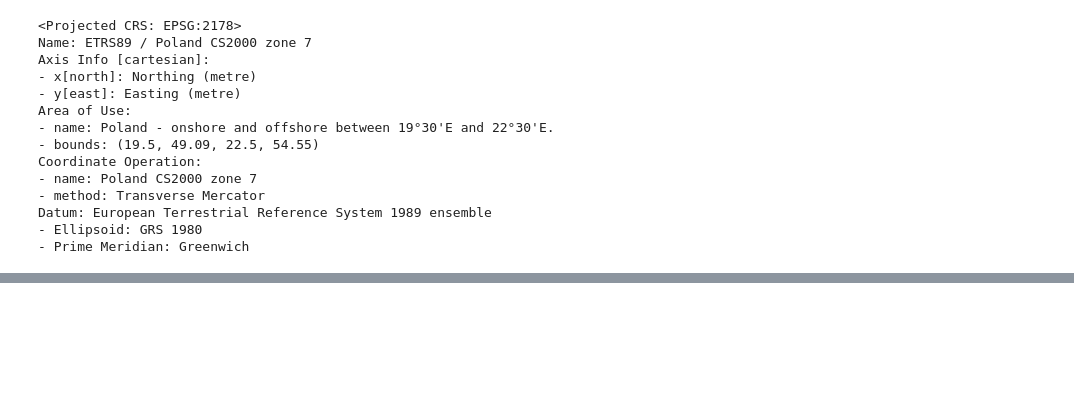
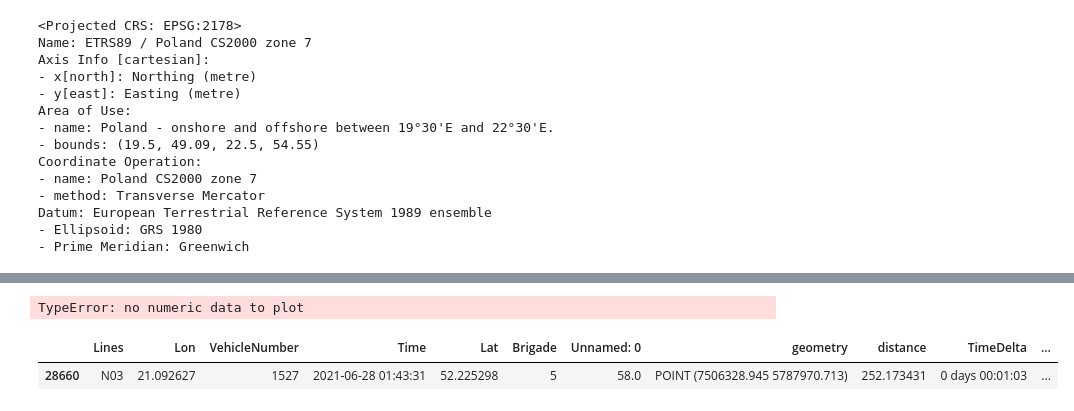
Before and after one commit to python-wizard-old/data_analysis_ztm_warsaw_buses, a Jupyter notebook: whole_process.ipynb, the cells around one changed output, grey strips where cells are left out. Cells and saved outputs as stored; diff of their text form; code cells hidden in the pictures; blank space fills up the shorter version.

```diff
--- a/whole_process.ipynb
+++ b/whole_process.ipynb
@@ -226,0 +148,4 @@ gdf
+# %%
+gdf.loc[9779,].plot()
+# %% [output]
+TypeError: no numeric data to plot
@@ -226,0 +154,5 @@ gdf
+# %%
+bus
+# %% [output]
+|  | Lines | Lon | VehicleNumber | Time | Lat | Brigade | Unnamed: 0 | geometry | distance | TimeDelta | ... |
+| 28660 | N03 | 21.092627 | 1527 | 2021-06-28 01:43:31 | 52.225298 | 5 | 58.0 | POINT (7506328.945 5787970.713) | 252.173431 | 0 days 00:01:03 | ... |
```
Also changed, not shown: parts of 45 cells of this notebook, 2 other files.
